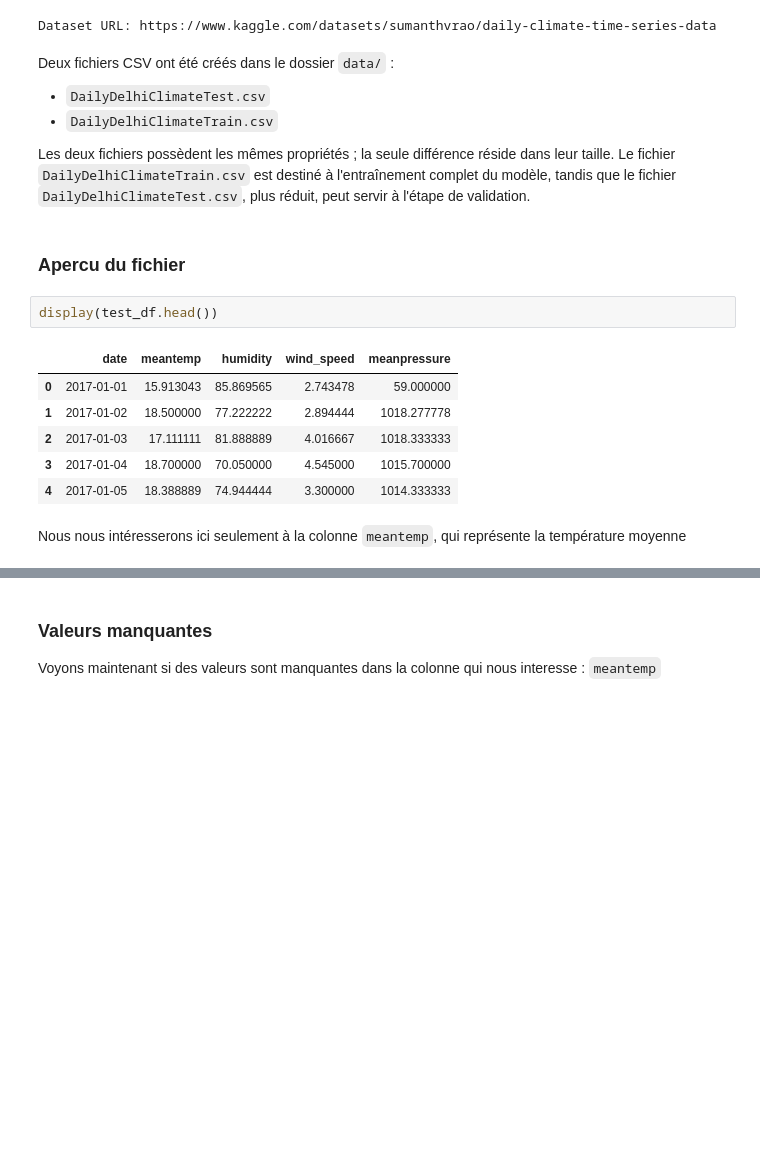
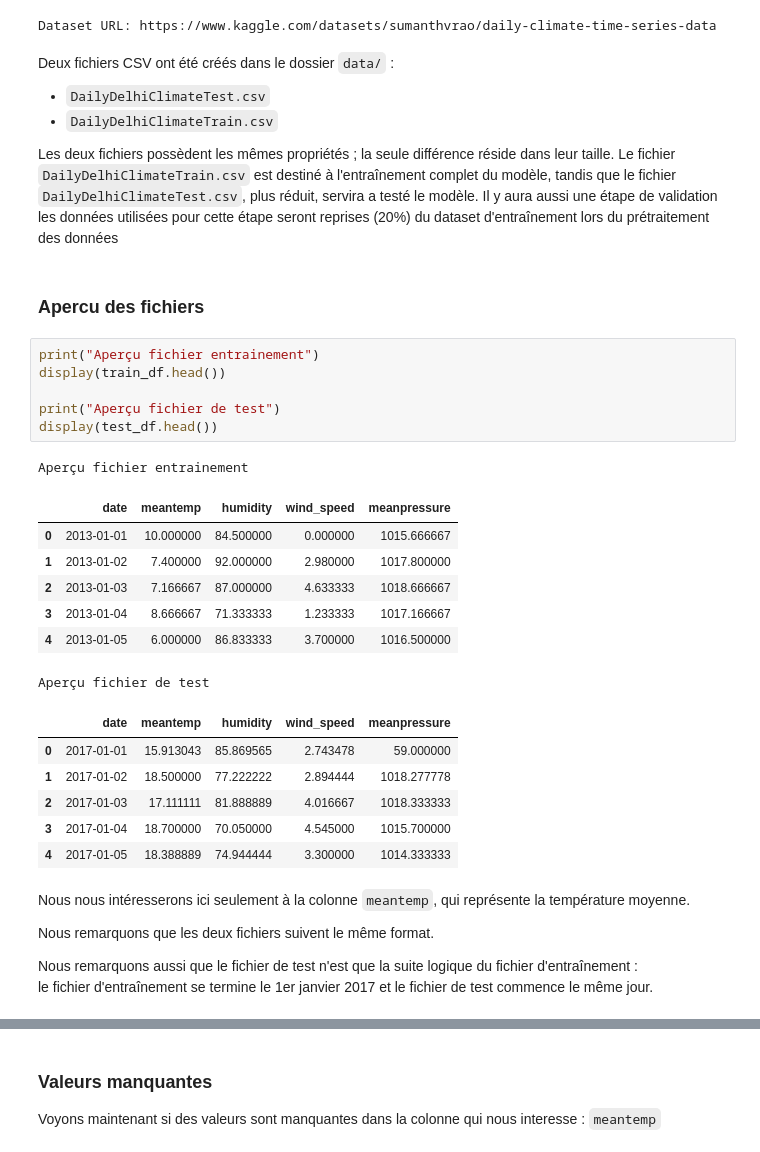
Before and after one commit to Stickplick98/daily-climate-time-series-machine-learning, a Jupyter notebook: notebooks/01_chargement_et_exploration_des_donnees.ipynb, the cells around one changed output, grey strips where cells are left out. Drawn from its saved outputs; the diff is of its cells as text; blank space fills up the shorter version.

```diff
--- a/notebooks/01_chargement_et_exploration_des_donnees.ipynb
+++ b/notebooks/01_chargement_et_exploration_des_donnees.ipynb
@@ -51,19 +51,36 @@ Deux fichiers CSV ont été créés dans le dossier `data/` :
 - `DailyDelhiClimateTest.csv`
 - `DailyDelhiClimateTrain.csv`
 
-Les deux fichiers possèdent les mêmes propriétés ; la seule différence réside dans leur taille. Le fichier `DailyDelhiClimateTrain.csv` est destiné à l'entraînement complet du modèle, tandis que le fichier `DailyDelhiClimateTest.csv`, plus réduit, peut servir à l'étape de validation.
+Les deux fichiers possèdent les mêmes propriétés ; la seule différence réside dans leur taille. Le fichier `DailyDelhiClimateTrain.csv` est destiné à l'entraînement complet du modèle, tandis que le fichier `DailyDelhiClimateTest.csv`, plus réduit, servira a testé le modèle. Il y aura aussi une étape de validation les données utilisées pour cette étape seront reprises (20%) du dataset d'entraînement lors du prétraitement des données
 # %% [markdown]
-### Apercu du fichier
+### Apercu des fichiers
 # %%
+print("Aperçu fichier entrainement")
+display(train_df.head())
+
+print("Aperçu fichier de test")
 display(test_df.head())
 # %% [output]
+Aperçu fichier entrainement
 |  | date | meantemp | humidity | wind_speed | meanpressure |
-| 0 | 2017-01-01 | 15.913043 | 85.869565 | 2.743478 | 59.000000 |
-| 1 | 2017-01-02 | 18.500000 | 77.222222 | 2.894444 | 1018.277778 |
-| 2 | 2017-01-03 | 17.111111 | 81.888889 | 4.016667 | 1018.333333 |
-| 3 | 2017-01-04 | 18.700000 | 70.050000 | 4.545000 | 1015.700000 |
-| 4 | 2017-01-05 | 18.388889 | 74.944444 | 3.300000 | 1014.333333 |
+| 0 | 2013-01-01 | 10.000000 | 84.500000 | 0.000000 | 1015.666667 |
+| 1 | 2013-01-02 | 7.400000 | 92.000000 | 2.980000 | 1017.800000 |
+| 2 | 2013-01-03 | 7.166667 | 87.000000 | 4.633333 | 1018.666667 |
+| 3 | 2013-01-04 | 8.666667 | 71.333333 | 1.233333 | 1017.166667 |
+| 4 | 2013-01-05 | 6.000000 | 86.833333 | 3.700000 | 1016.500000 |
+Aperçu fichier de test
+|  | date | meantemp | humidity | wind_speed | meanpressure |
+| 0 | 2017-01-01 | 15.913043 | 85.869565 | 2.743478 | 59.000000 |
+| 1 | 2017-01-02 | 18.500000 | 77.222222 | 2.894444 | 1018.277778 |
+| 2 | 2017-01-03 | 17.111111 | 81.888889 | 4.016667 | 1018.333333 |
+| 3 | 2017-01-04 | 18.700000 | 70.050000 | 4.545000 | 1015.700000 |
+| 4 | 2017-01-05 | 18.388889 | 74.944444 | 3.300000 | 1014.333333 |
 # %% [markdown]
-Nous nous intéresserons ici seulement à la colonne `meantemp`, qui représente la température moyenne
+Nous nous intéresserons ici seulement à la colonne `meantemp`, qui représente la température moyenne.
+
+Nous remarquons que les deux fichiers suivent le même format.
+
+Nous remarquons aussi que le fichier de test n'est que la suite logique du fichier d'entraînement :
+le fichier d'entraînement se termine le 1er janvier 2017 et le fichier de test commence le même jour.
 # %% [markdown]
 ## Exploration des données
```
Also changed, not shown: parts of 26 cells of this notebook.
